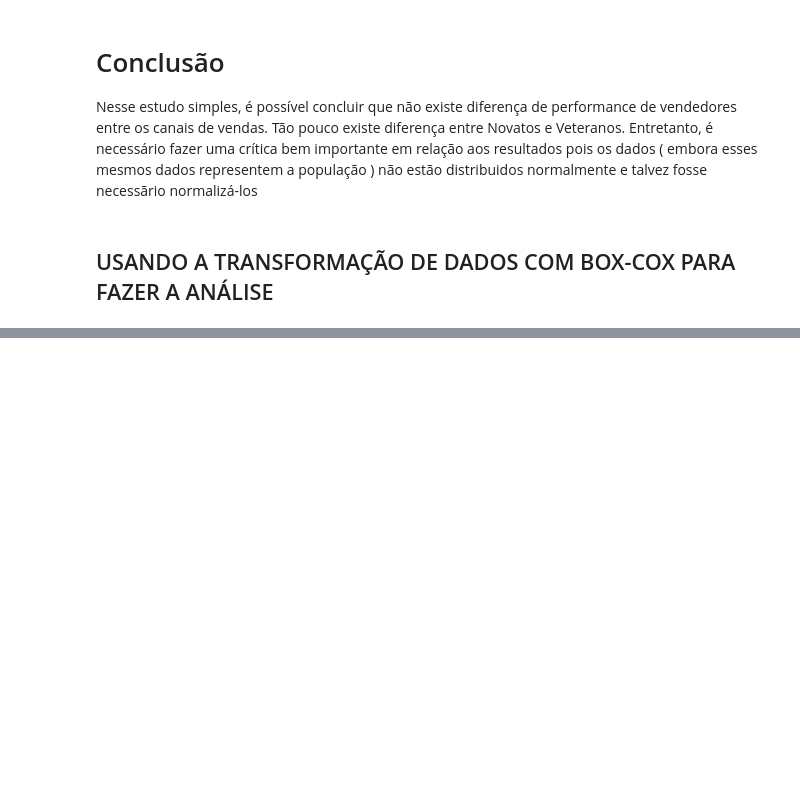
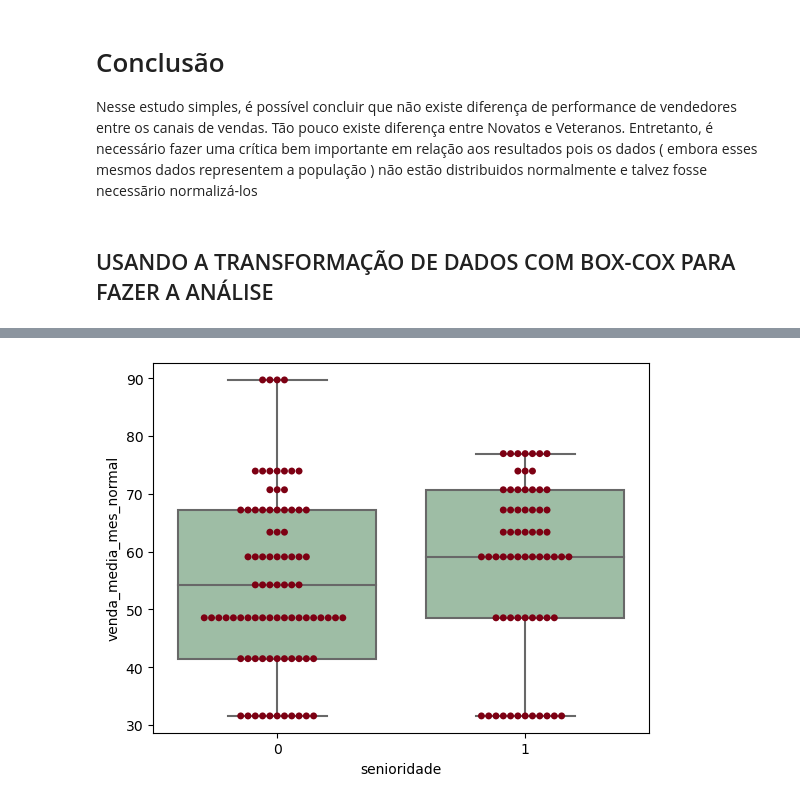
Before and after one commit to marcosferreira220863/teste_anova, a Jupyter notebook: vendas_senioridade.ipynb, the cells around one changed output, grey strips where cells are left out. Saved outputs shown, nothing was run; the diff lists cells and outputs as text; code cells hidden in the pictures; blank space fills up the shorter version.

```diff
--- a/vendas_senioridade.ipynb
+++ b/vendas_senioridade.ipynb
@@ -102,0 +183,6 @@ Nesse estudo simples, é possível concluir que não existe diferença de perfor
+# %%
+ax = sns.boxplot(x='senioridade', y='venda_media_mes_normal', data=df2, color='#99c2a2')
+ax = sns.swarmplot(x="senioridade", y="venda_media_mes_normal", data=df2, color='#7d0013')
+plt.show()
+# %% [output]
+[figure, added]
```
Also changed, not shown: parts of 12 cells of this notebook, 10 other files.
